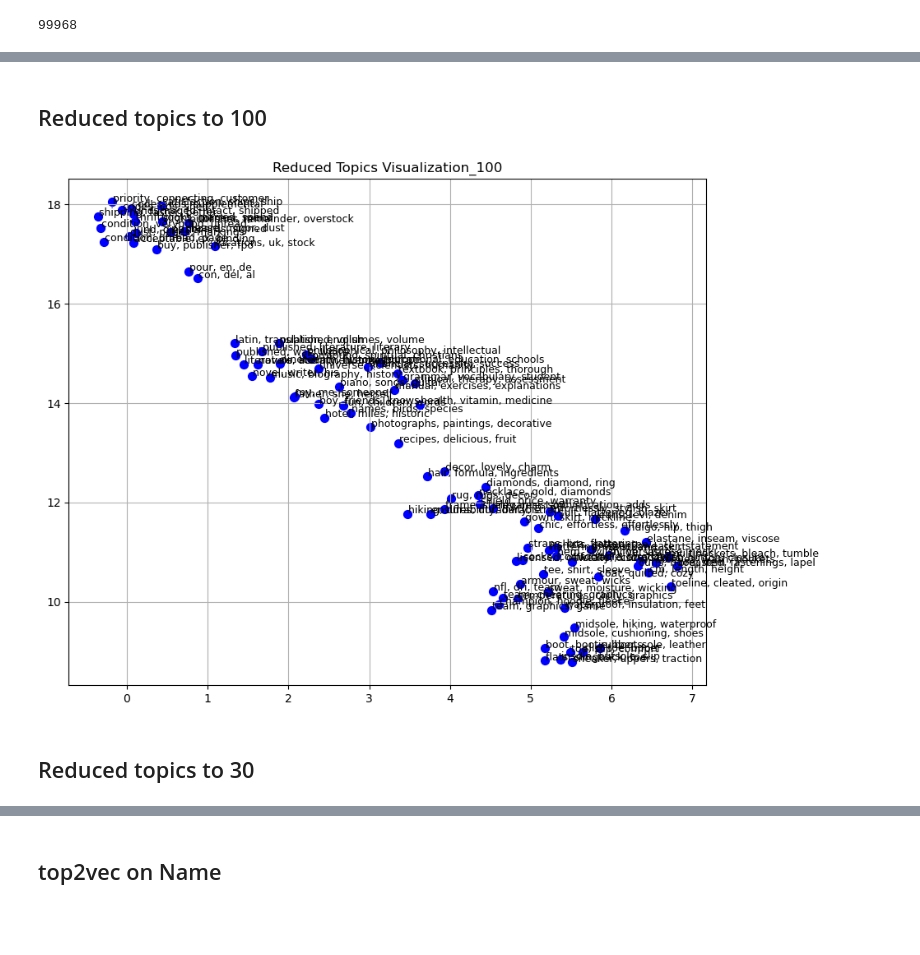
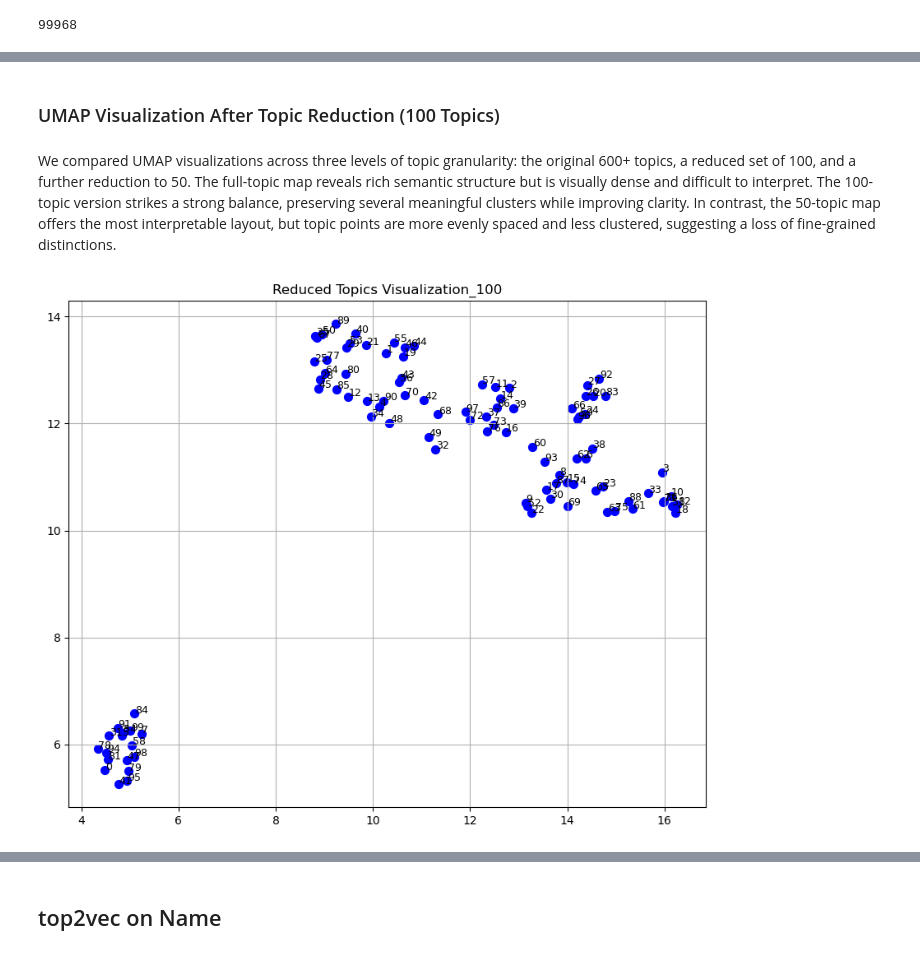
Before and after one commit to FinlyWealth/mds-finly-search, a Jupyter notebook: notebook/eda_cluster_top2vec.ipynb, the cells around one changed output, grey strips where cells are left out. Saved outputs shown, nothing was run; the diff lists cells and outputs as text; code cells hidden in the pictures; blank space fills up the shorter version.

Commit message:
Add interpretation

```diff
--- a/notebook/eda_cluster_top2vec.ipynb
+++ b/notebook/eda_cluster_top2vec.ipynb
@@ -22,6 +22,6 @@ We used top2vec to cluster the description column of almost 100k records. It ret
 # %%
 # 2. Using Top2Vec Model to show the number of topic
 model = Top2Vec(documents, embedding_model='doc2vec',
-                speed='learn', workers=4, min_count=300)
-print(f"Number of topics found: {model.get_num_topics()}")
+                speed='learn', workers=4)
+print(f"Number of topics found in description: {model.get_num_topics()}")
 # %% [output]
@@ -203,24 +241,24 @@ plt.show()
 # %% [markdown]
-## Reduced topics to 100
+### UMAP Visualization After Topic Reduction (100 Topics)
+# %% [markdown]
+We compared UMAP visualizations across three levels of topic granularity: the original 600+ topics, a reduced set of 100, and a further reduction to 50. The full-topic map reveals rich semantic structure but is visually dense and difficult to interpret. The 100-topic version strikes a strong balance, preserving several meaningful clusters while improving clarity. In contrast, the 50-topic map offers the most interpretable layout, but topic points are more evenly spaced and less clustered, suggesting a loss of fine-grained distinctions.
 # %%
 hierarchy_100 = model.hierarchical_topic_reduction(num_topics=100)
 # %%
 reduced_keywords_100 = get_reduced_topic_keywords(model, hierarchy_100, topn=10)
 
 reduced_vectors_100 = get_reduced_topic_vectors(model, hierarchy_100)
 
 umap_model = umap.UMAP(n_neighbors=15, n_components=2, metric='cosine', random_state=42)
 embedding = umap_model.fit_transform(reduced_vectors_100)
 
 plt.figure(figsize=(10, 8))
 plt.scatter(embedding[:, 0], embedding[:, 1], c='blue', s=50)
 for i, (x, y) in enumerate(embedding):
-    label = ", ".join(reduced_keywords_100[i][:3])  # show top 3 words
-    plt.text(x + 0.01, y + 0.01, label, fontsize=9)
+    plt.text(x + 0.01, y + 0.01, f"{i}", fontsize=9)
+
 plt.title("Reduced Topics Visualization_100")
 plt.grid(True)
 plt.show()
 # %% [output]
-[figure, old version]
+[figure, new version]
-# %% [markdown]
-## Reduced topics to 30
```
Also changed, not shown: parts of 31 cells of this notebook.
